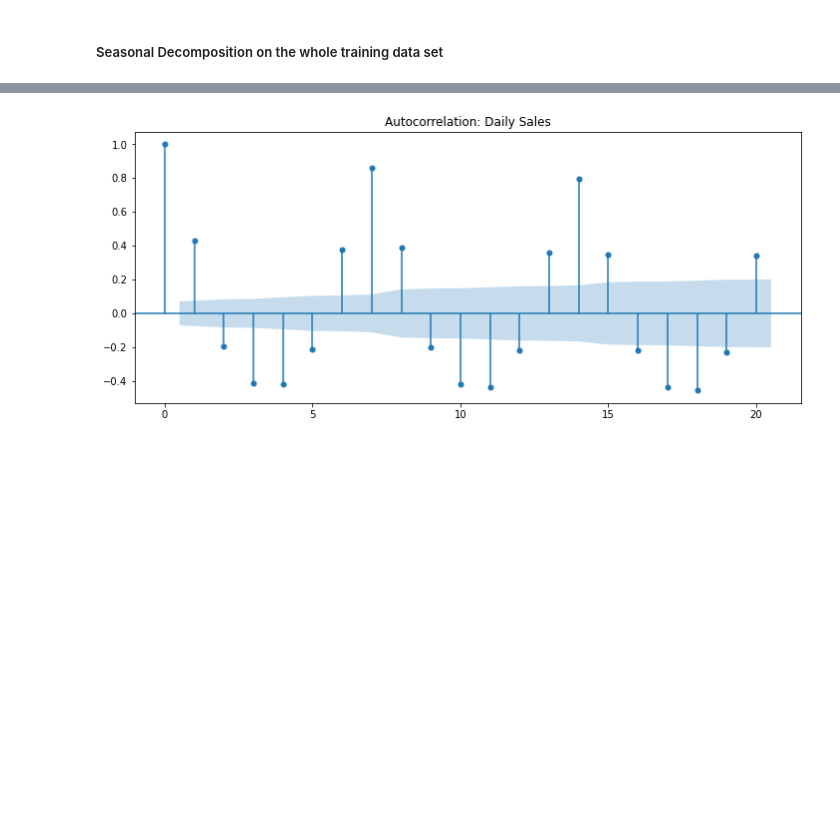
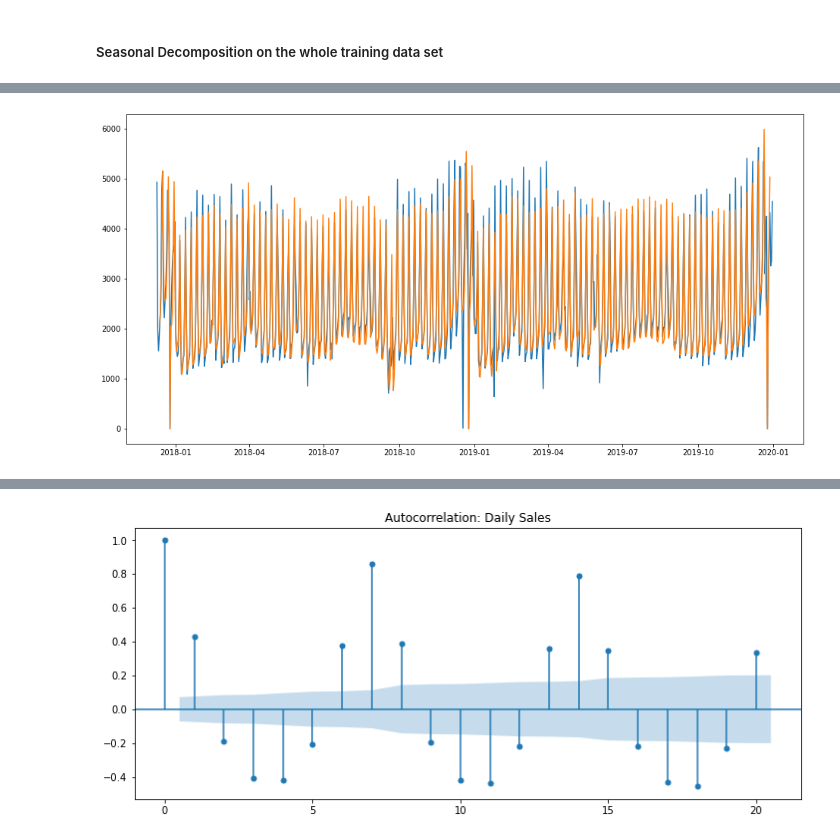
Before and after one commit to AlexNedyalkov/Time-Series-Forecasting-Restaurant, a Jupyter notebook: Arima Forecasting Restaurant Data.ipynb, the cells around one changed output, grey strips where cells are left out. Cells and saved outputs as stored; diff of their text form; code cells hidden in the pictures; blank space fills up the shorter version.

```diff
--- a/Arima Forecasting Restaurant Data.ipynb
+++ b/Arima Forecasting Restaurant Data.ipynb
@@ -51 +50,14 @@ decomposed_data.seasonal.plot(ax=ax3)
+# %%
+estimated = decomposed_data.trend + decomposed_data.seasonal
+estimated['2018-12-25'] = 0
+estimated['2017-12-25'] = 0
+estimated['2019-12-25'] = 0
+plt.figure(figsize=(16,8), )
+plt.plot(restaurant_data.Sales)
+plt.plot(estimated)
+plt.title = 'Estimated VS Actual'
+plt.legend = True
+plt.show();
+# %% [output]
+[figure, added]
 # %% [markdown]
```
Also changed, not shown: parts of 28 cells of this notebook.
